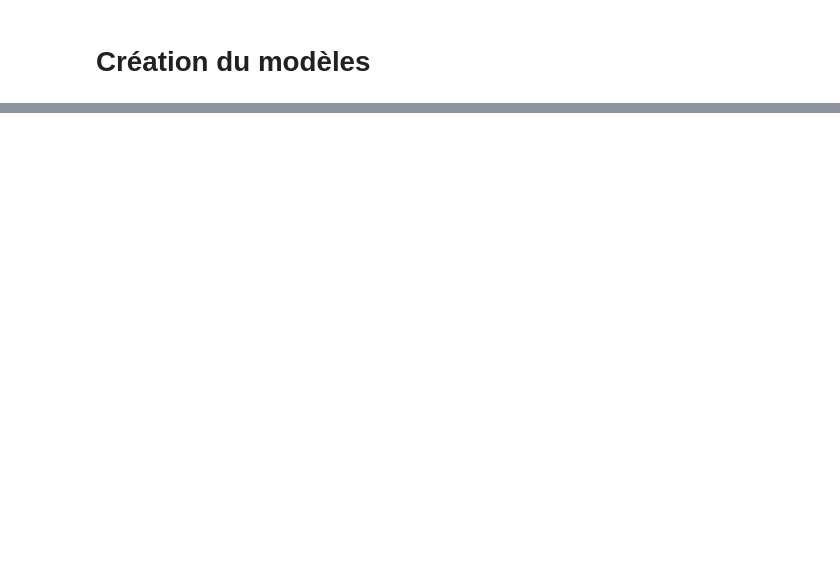
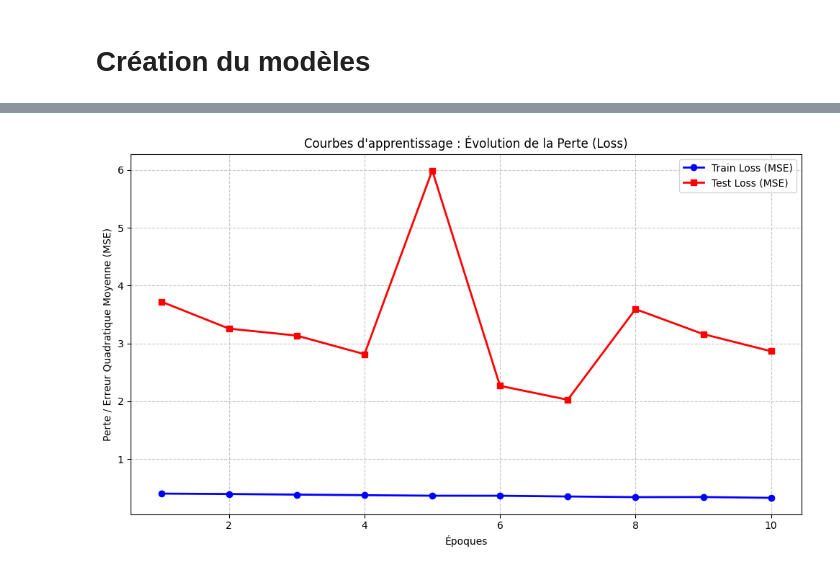
Before and after one commit to Melanie-Gomis/TER, a Jupyter notebook: Test CNN Marie Treyer/Test CNN.ipynb, the cells around one changed output, grey strips where cells are left out. Drawn from its saved outputs; the diff is of its cells as text; code cells hidden in the pictures; blank space fills up the shorter version.

Commit message:
Fonctionnement du code avec GPU colab et petit ajustement - Melanie

```diff
--- a/Test CNN Marie Treyer/Test CNN.ipynb
+++ b/Test CNN Marie Treyer/Test CNN.ipynb
@@ -340,0 +351,76 @@ for epoch in range(epochs):
+# %%
+import matplotlib.pyplot as plt
+import torch
+
+# 1. Initialisation des listes pour stocker l'historique
+train_losses = []
+test_losses = []
+
+epochs = 10 # À ajuster selon vos besoins
+
+print(f"-- Début de l'entraînement sur {device} avec suivi des pertes --")
+
+for epoch in range(epochs):
+    # ==========================
+    # PHASE D'ENTRAÎNEMENT
+    # ==========================
+    model.train()
+    running_train_loss = 0.0
+
+    for batch_X, batch_y in train_loader:
+        batch_X, batch_y = batch_X.to(device), batch_y.to(device)
+        dummy_ebv = torch.zeros(batch_X.size(0)).to(device)
+
+        optimizer.zero_grad()
+        _, out_regress = model(batch_X, ebv=dummy_ebv)
+        loss = criterion(out_regress, batch_y)
+        loss.backward()
+        optimizer.step()
+
+        # On multiplie par la taille du batch pour avoir une moyenne exacte à la fin
+        running_train_loss += loss.item() * batch_X.size(0)
+
+    # Calcul de la perte moyenne pour cette époque (Train)
+    epoch_train_loss = running_train_loss / len(train_loader.dataset)
+    train_losses.append(epoch_train_loss)
+
+    # ==========================
+    # PHASE DE TEST (VALIDATION)
+    # ==========================
+    model.eval() # Important : on désactive le dropout pour évaluer
+
+    with torch.no_grad():
+        # Comme le jeu de test est petit (27 objets), on l'évalue en une seule passe
+        batch_X_test = X_test_tensor.to(device)
+        batch_y_test = y_test_tensor.to(device)
+        dummy_ebv_test = torch.zeros(batch_X_test.size(0)).to(device)
+
+        _, out_regress_test = model(batch_X_test, ebv=dummy_ebv_test)
+        test_loss = criterion(out_regress_test, batch_y_test)
+
+        # On sauvegarde la perte de test
+        epoch_test_loss = test_loss.item()
+        test_losses.append(epoch_test_loss)
+
+    print(f"Époque [{epoch+1}/{epochs}] | Train Loss: {epoch_train_loss:.4f} | Test Loss: {epoch_test_loss:.4f}")
+
+# 2. Affichage des courbes de perte avec Matplotlib
+plt.figure(figsize=(10, 6))
+
+# Tracé de la courbe d'entraînement (en bleu)
+plt.plot(range(1, epochs + 1), train_losses, label='Train Loss (MSE)', marker='o', color='blue', linewidth=2)
+
+# Tracé de la courbe de test (en rouge)
+plt.plot(range(1, epochs + 1), test_losses, label='Test Loss (MSE)', marker='s', color='red', linewidth=2)
+
+# Mise en forme du graphique
+plt.title("Courbes d'apprentissage : Évolution de la Perte (Loss)")
+plt.xlabel("Époques")
+plt.ylabel("Perte / Erreur Quadratique Moyenne (MSE)")
+plt.legend()
+plt.grid(True, linestyle='--', alpha=0.7)
+
+# Affichage
+plt.tight_layout()
+plt.show()
+# %% [output]
@@ -340,0 +438 @@ for epoch in range(epochs):
+[figure, added]
```
Also changed, not shown: parts of 7 cells of this notebook, 1 other file.
